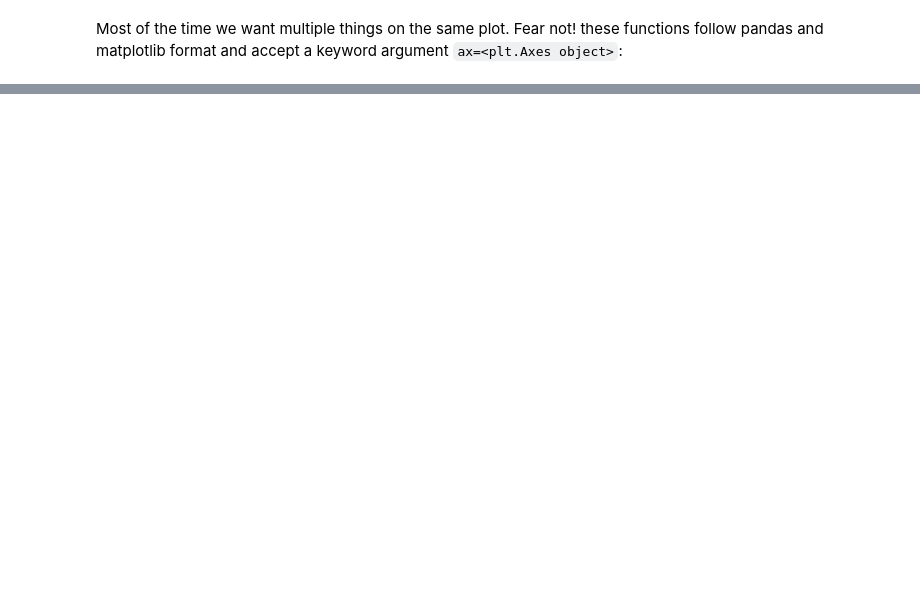
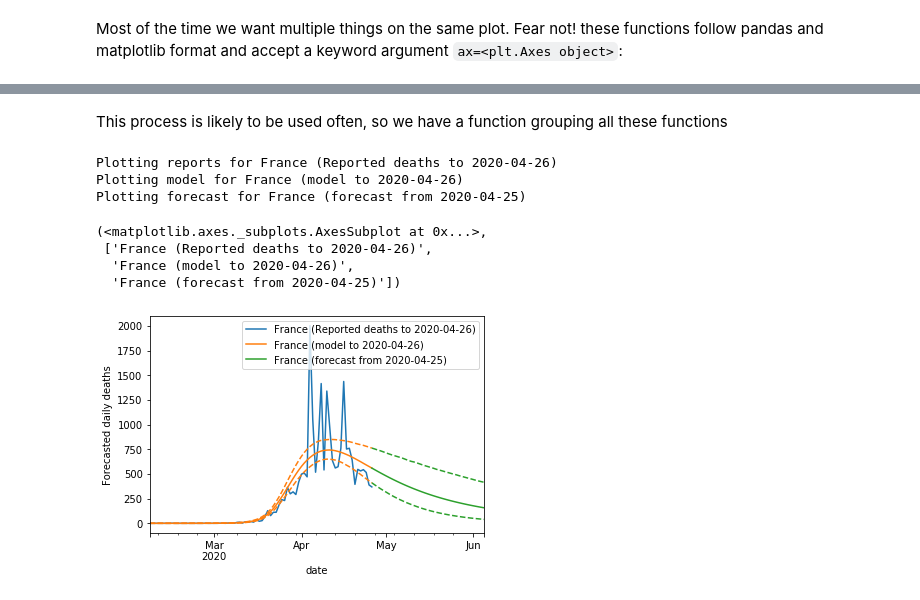
Before and after one commit to payoto/covid19model-fr-regions-results, a Jupyter notebook: data_load.ipynb, the cells around one changed output, grey strips where cells are left out. Saved outputs shown, nothing was run; the diff lists cells and outputs as text; code cells hidden in the pictures; blank space fills up the shorter version.

```diff
--- a/data_load.ipynb
+++ b/data_load.ipynb
@@ -219,0 +197,13 @@ analysis_set_france
+# %% [markdown]
+This process is likely to be used often, so we have a function grouping all these functions
+# %%
+icl_plot.plot_daily_deaths_country(model.data, "France")
+# %% [output]
+Plotting reports for France (Reported deaths to 2020-04-26)
+Plotting model for France (model to 2020-04-26)
+Plotting forecast for France (forecast from 2020-04-25)
+(<matplotlib.axes._subplots.AxesSubplot at 0x...>,
+ ['France (Reported deaths to 2020-04-26)',
+  'France (model to 2020-04-26)',
+  'France (forecast from 2020-04-25)'])
+[figure, added]
```
Also changed, not shown: parts of 20 cells of this notebook, 2 other files.
